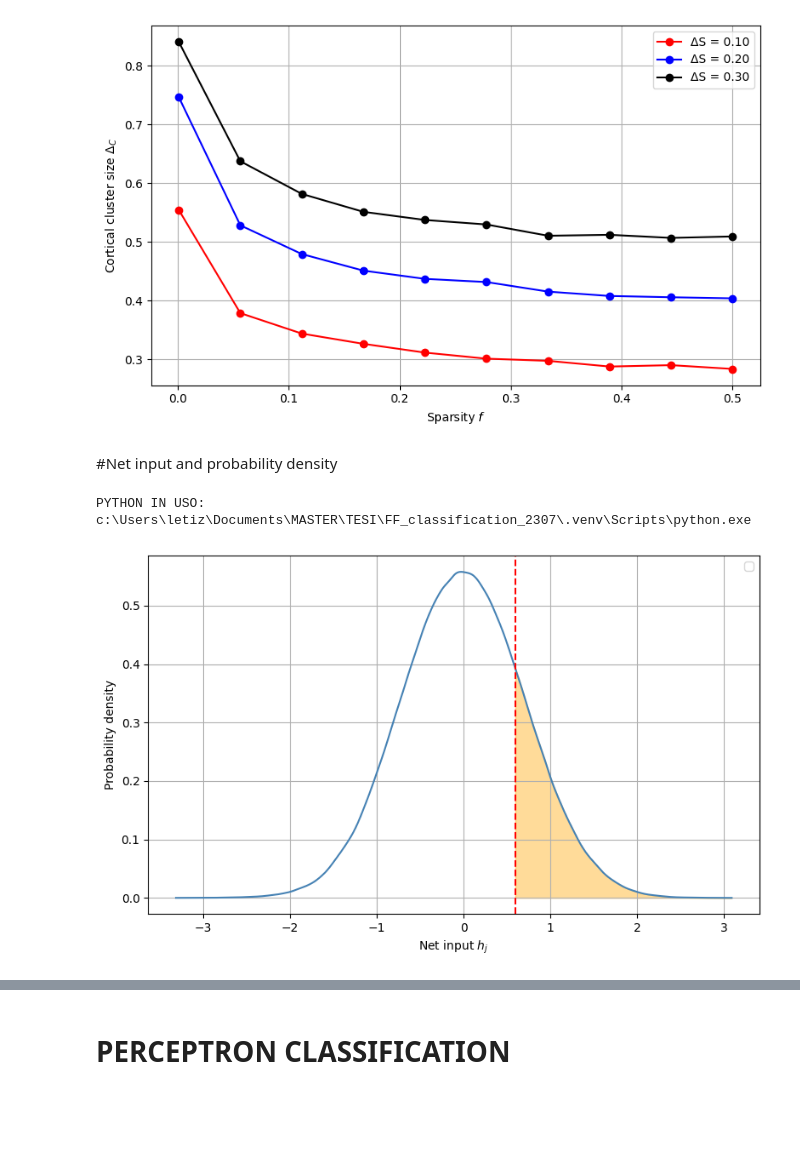
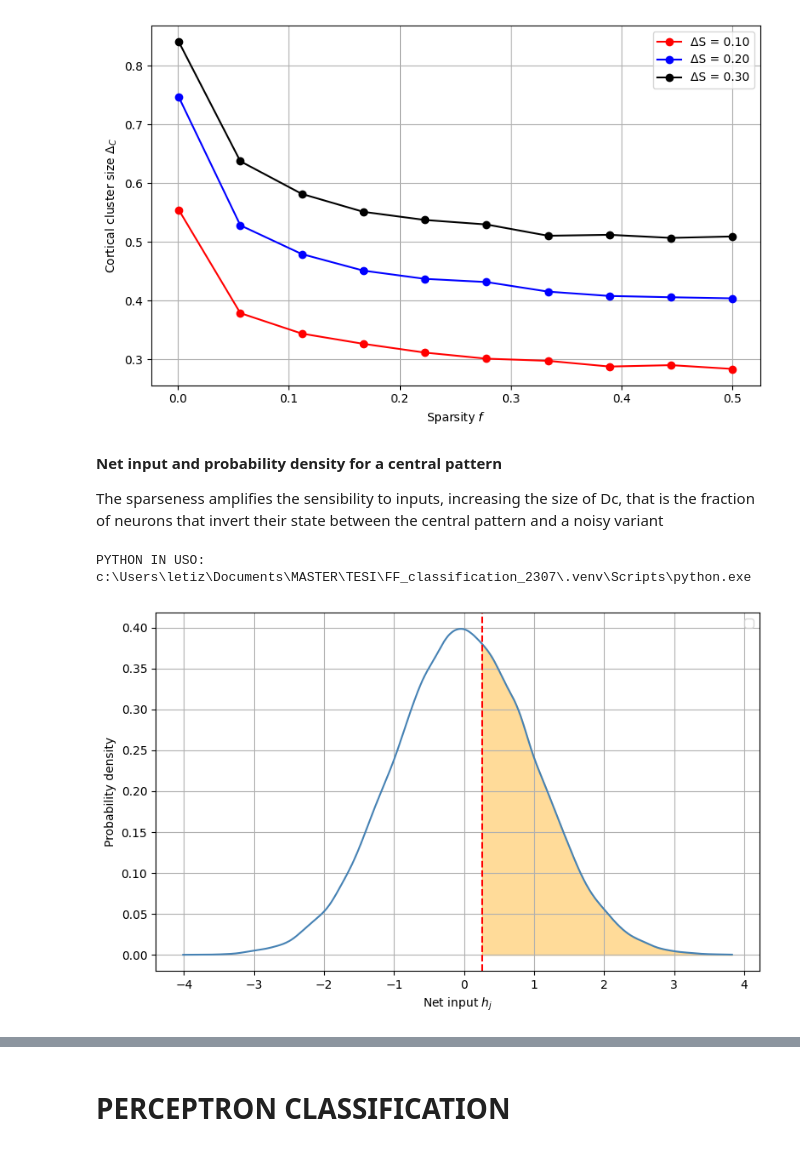
Before and after one commit to LetiziaC14/Neuroscience_Network_Models, a Jupyter notebook: FF_classification.ipynb, the cells around one changed output, grey strips where cells are left out. Saved outputs shown, nothing was run; the diff lists cells and outputs as text; code cells hidden in the pictures; blank space fills up the shorter version.

```diff
--- a/FF_classification.ipynb
+++ b/FF_classification.ipynb
@@ -574,8 +348,10 @@ plt.tight_layout()
 plt.show()
 # %% [output]
 [figure]
-# %% [markdown]
-#Net input and probability density
+# %% [markdown]
+**Net input and probability density for a central pattern**
+
+The sparseness amplifies the sensibility to inputs, increasing the size of Dc, that is the fraction of neurons that invert their state between the central pattern and a noisy variant
 # %%
 import sys; print("PYTHON IN USO:", sys.executable)
 import numpy as np
@@ -586,10 +362,10 @@ from generate_var import generate_variations
 
 # Parameters
 P = 1
-V = 50
-N_s = 1000
-N_r = 10000
-f = 0.2
+V = 0
+N_s = 10000
+N_r = 50000
+f = 0.4
 DS = 0.1
 flip_prob = DS / 2
 
@@ -602,7 +378,7 @@ noisy_patterns, _ ,_= generate_variations(central_patterns, y, V, flip_prob)
 all_patterns = np.vstack([central_patterns] + [noisy_patterns])
 
 # Synaptic weights
-J = np.random.normal(0, np.sqrt(2 / N_s), size=(N_r, N_s))
+J = np.random.normal(0, 2/np.sqrt(N_s), size=(N_r, N_s))
 
 # Compute h values
 centered_input = all_patterns - 0.5
@@ -611,31 +387,31 @@ h_values = h.flatten()
 
 # Compute threshold T for sparsity f
 T = np.percentile(h_values, 100 * (1 - f))
 
 # Estimate density using KDE
 kde = gaussian_kde(h_values)
 x_vals = np.linspace(np.min(h_values), np.max(h_values), 1000)
 pdf_vals = kde(x_vals)
 
 # Plot PDF curve
 plt.figure(figsize=(8, 5))
 plt.plot(x_vals, pdf_vals, color="steelblue")
 
 # Add vertical line at threshold T
 plt.axvline(T, color='red', linestyle='--')
 
 # Shade area to the right of T (active neurons)
 x_shade = x_vals[x_vals >= T]
 y_shade = pdf_vals[x_vals >= T]
 plt.fill_between(x_shade, y_shade, color='orange', alpha=0.4)
 
 # Plot
 plt.xlabel("Net input $h_j$")
 plt.ylabel("Probability density")
 plt.legend()
 plt.grid(True)
 plt.tight_layout()
 plt.show()
 # %% [output]
 PYTHON IN USO: c:\Users\letiz\Documents\MASTER\TESI\FF_classification_2307\.venv\Scripts\python.exe
-[figure, old version]
+[figure, new version]
```
Also changed, not shown: parts of 67 cells of this notebook, 4 other files.
